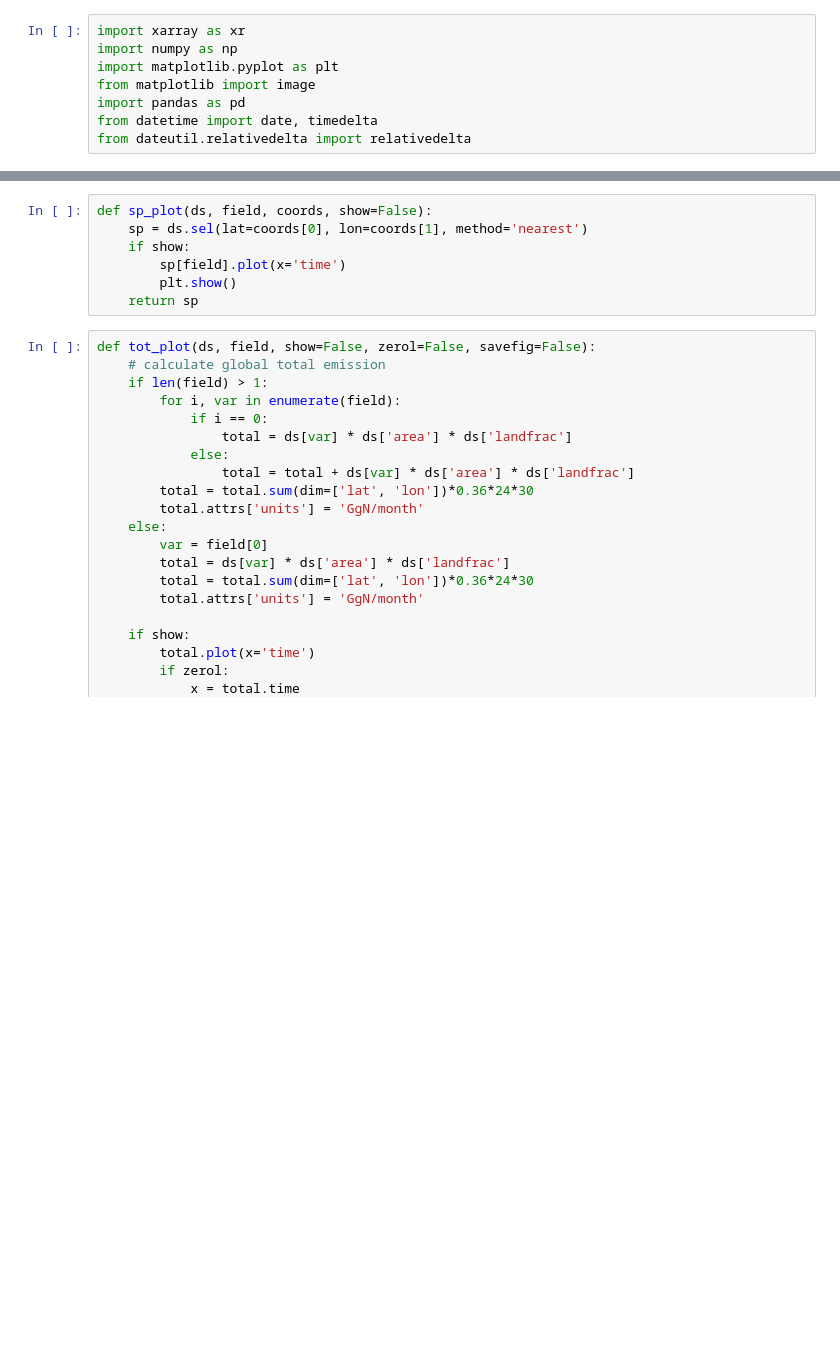
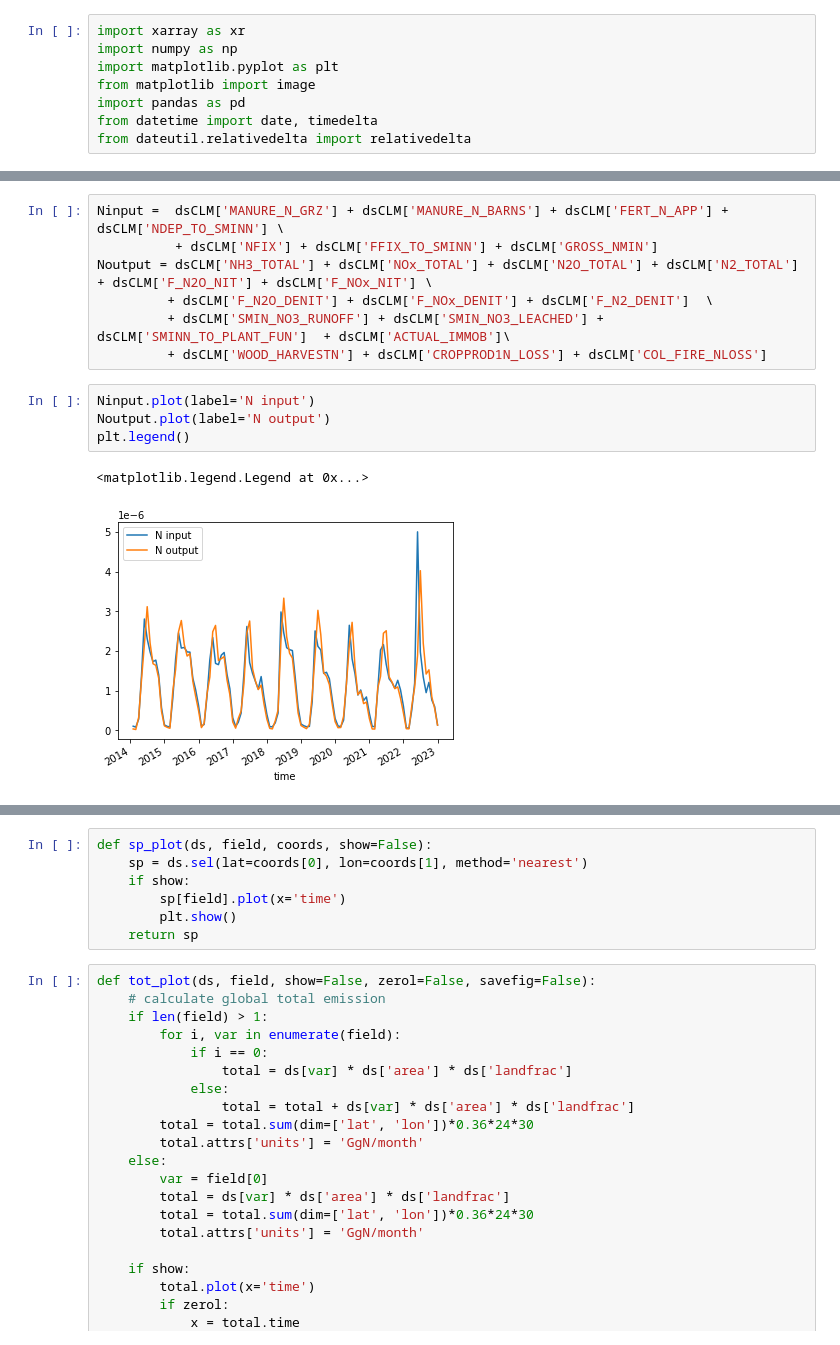
Before and after one commit to jinmuluo/pymaps, a Jupyter notebook: NitrogenBalanceMesocosm.ipynb, the cells around one changed output, grey strips where cells are left out. Cells and saved outputs as stored; diff of their text form; blank space fills up the shorter version.

```diff
--- a/NitrogenBalanceMesocosm.ipynb
+++ b/NitrogenBalanceMesocosm.ipynb
@@ -57,4 +60,18 @@ Data variables:
     Time_constant_3Dvars:                 ZSOI:DZSOI:WATSAT:SUCSAT:BSW:HKSAT:...
+# %%
+Ninput =  dsCLM['MANURE_N_GRZ'] + dsCLM['MANURE_N_BARNS'] + dsCLM['FERT_N_APP'] + dsCLM['NDEP_TO_SMINN'] \
+          + dsCLM['NFIX'] + dsCLM['FFIX_TO_SMINN'] + dsCLM['GROSS_NMIN']
+Noutput = dsCLM['NH3_TOTAL'] + dsCLM['NOx_TOTAL'] + dsCLM['N2O_TOTAL'] + dsCLM['N2_TOTAL'] + dsCLM['F_N2O_NIT'] + dsCLM['F_NOx_NIT'] \
+         + dsCLM['F_N2O_DENIT'] + dsCLM['F_NOx_DENIT'] + dsCLM['F_N2_DENIT']  \
+         + dsCLM['SMIN_NO3_RUNOFF'] + dsCLM['SMIN_NO3_LEACHED'] + dsCLM['SMINN_TO_PLANT_FUN']  + dsCLM['ACTUAL_IMMOB']\
+         + dsCLM['WOOD_HARVESTN'] + dsCLM['CROPPROD1N_LOSS'] + dsCLM['COL_FIRE_NLOSS']
+# %%
+Ninput.plot(label='N input')
+Noutput.plot(label='N output')
+plt.legend()
+# %% [output]
+<matplotlib.legend.Legend at 0x...>
+[figure, added]
 # %%
 dsCLM.SMINN_TO_PLANT_FUN.plot()
 # %% [output]
```
Also changed, not shown: parts of 4 cells of this notebook, 7 other files.
